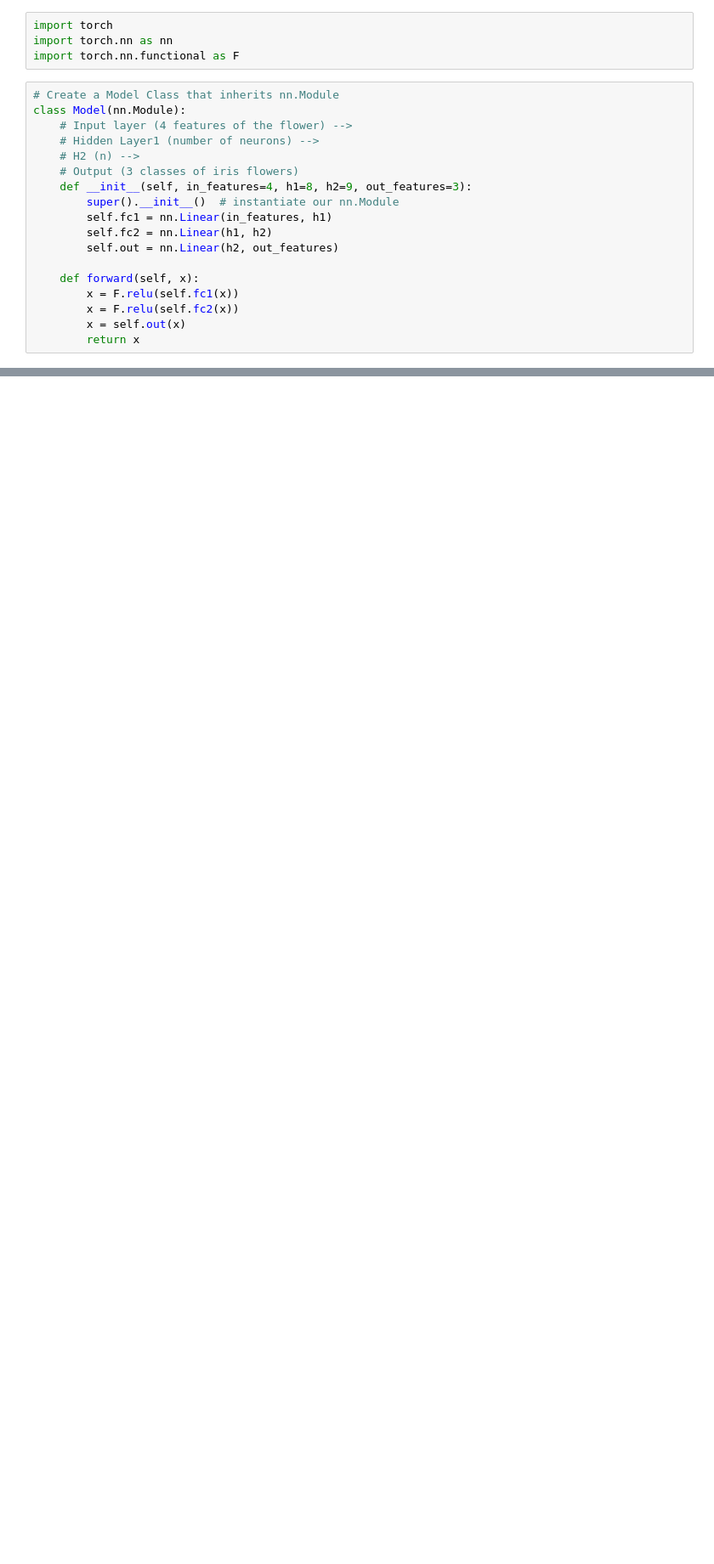
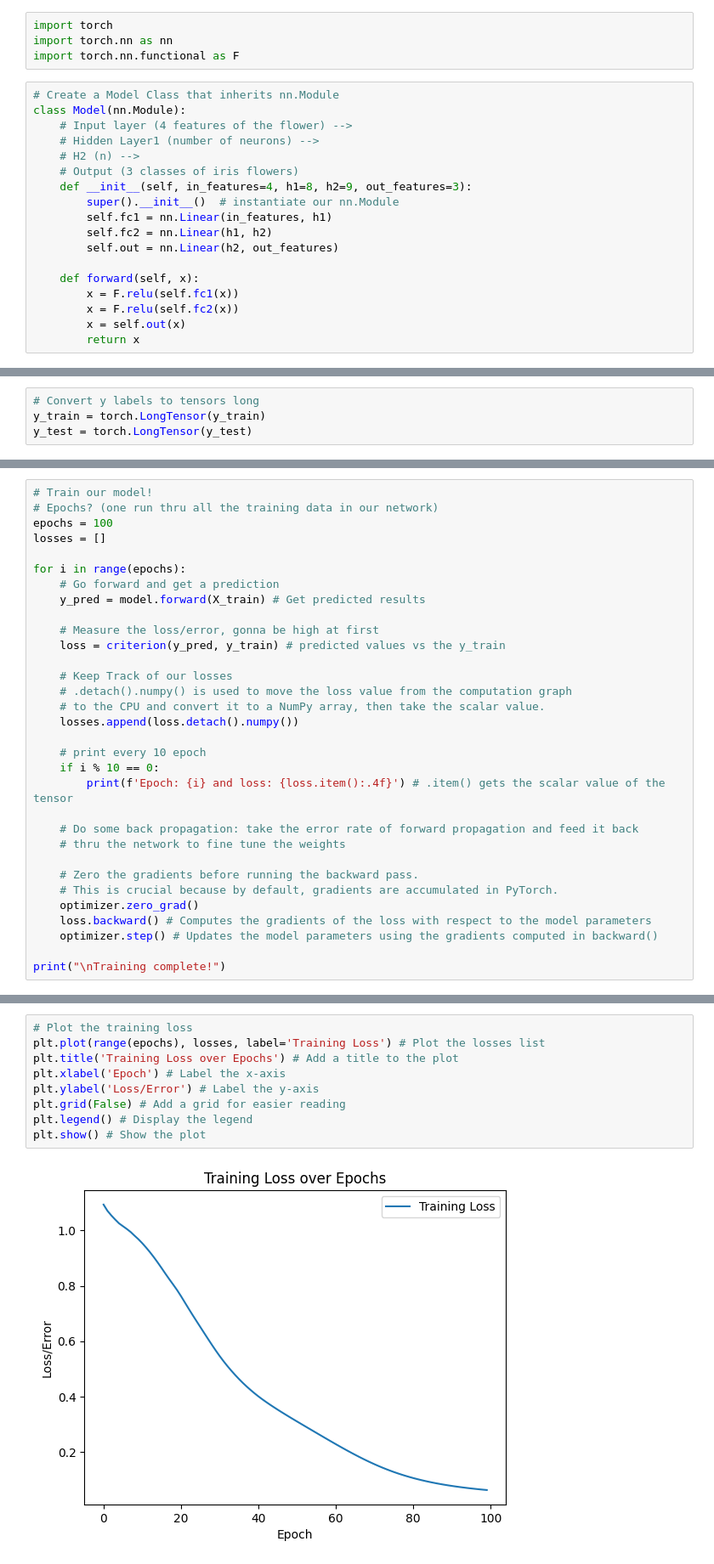
Before and after one commit to iNuman/PytorchDeepLearnignPlayGround, a Jupyter notebook: MnistPlayGroundPyTorchDL.ipynb, the cells around one changed output, grey strips where cells are left out. Shown: that part at 85% size. Drawn from its saved outputs; the diff is of its cells as text; blank space fills up the shorter version.

```diff
--- a/MnistPlayGroundPyTorchDL.ipynb
+++ b/MnistPlayGroundPyTorchDL.ipynb
@@ -29,0 +118,4 @@ model = Model()
+# %%
+# Convert y labels to tensors long
+y_train = torch.LongTensor(y_train)
+y_test = torch.LongTensor(y_test)
@@ -29,0 +135,32 @@ model = Model()
+# %%
+# Train our model!
+# Epochs? (one run thru all the training data in our network)
+epochs = 100
+losses = []
+
+for i in range(epochs):
+    # Go forward and get a prediction
+    y_pred = model.forward(X_train) # Get predicted results
+
+    # Measure the loss/error, gonna be high at first
+    loss = criterion(y_pred, y_train) # predicted values vs the y_train
+
+    # Keep Track of our losses
+    # .detach().numpy() is used to move the loss value from the computation graph
+    # to the CPU and convert it to a NumPy array, then take the scalar value.
+    losses.append(loss.detach().numpy())
+
+    # print every 10 epoch
+    if i % 10 == 0:
+        print(f'Epoch: {i} and loss: {loss.item():.4f}') # .item() gets the scalar value of the tensor
+
+    # Do some back propagation: take the error rate of forward propagation and feed it back
+    # thru the network to fine tune the weights
+
+    # Zero the gradients before running the backward pass.
+    # This is crucial because by default, gradients are accumulated in PyTorch.
+    optimizer.zero_grad()
+    loss.backward() # Computes the gradients of the loss with respect to the model parameters
+    optimizer.step() # Updates the model parameters using the gradients computed in backward()
+
+print("\nTraining complete!")
@@ -29,0 +180,11 @@ model = Model()
+# %%
+# Plot the training loss
+plt.plot(range(epochs), losses, label='Training Loss') # Plot the losses list
+plt.title('Training Loss over Epochs') # Add a title to the plot
+plt.xlabel('Epoch') # Label the x-axis
+plt.ylabel('Loss/Error') # Label the y-axis
+plt.grid(False) # Add a grid for easier reading
+plt.legend() # Display the legend
+plt.show() # Show the plot
+# %% [output]
+[figure, added]
```
Also changed, not shown: parts of 17 cells of this notebook.
